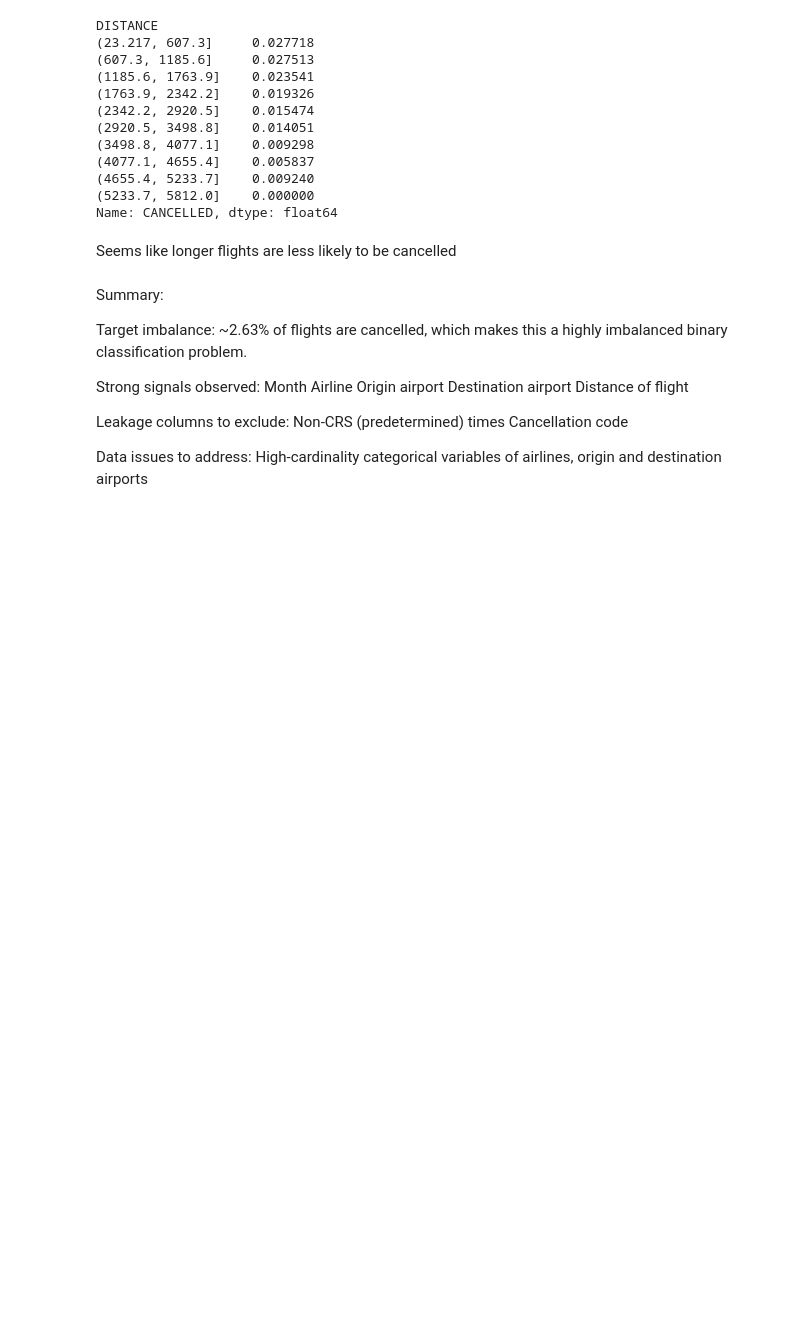
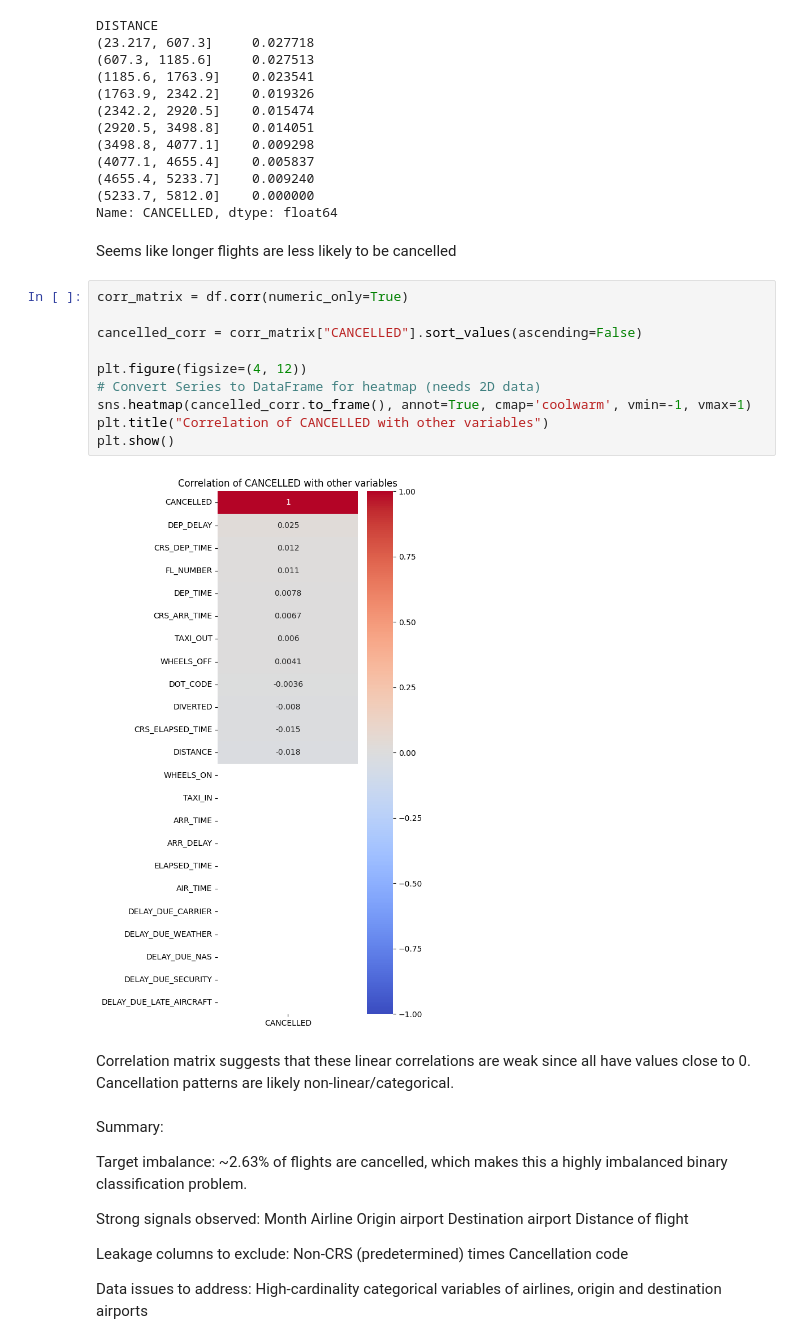
Before and after one commit to marcussleongg/flight-cancellations-ml, a Jupyter notebook: notebooks/eda.ipynb, the cells around one changed output. Saved outputs shown, nothing was run; the diff lists cells and outputs as text; blank space fills up the shorter version.

```diff
--- a/notebooks/eda.ipynb
+++ b/notebooks/eda.ipynb
@@ -214,6 +216,20 @@ DISTANCE
 Name: CANCELLED, dtype: float64
 # %% [markdown]
 Seems like longer flights are less likely to be cancelled
+# %%
+corr_matrix = df.corr(numeric_only=True)
+
+cancelled_corr = corr_matrix["CANCELLED"].sort_values(ascending=False)
+
+plt.figure(figsize=(4, 12))
+# Convert Series to DataFrame for heatmap (needs 2D data)
+sns.heatmap(cancelled_corr.to_frame(), annot=True, cmap='coolwarm', vmin=-1, vmax=1)
+plt.title("Correlation of CANCELLED with other variables")
+plt.show()
+# %% [output]
+[figure, added]
+# %% [markdown]
+Correlation matrix suggests that these linear correlations are weak since all have values close to 0. Cancellation patterns are likely non-linear/categorical.
 # %% [markdown]
 Summary:
 
```
Also changed, not shown: parts of 1 cell of this notebook, 1 other file.
